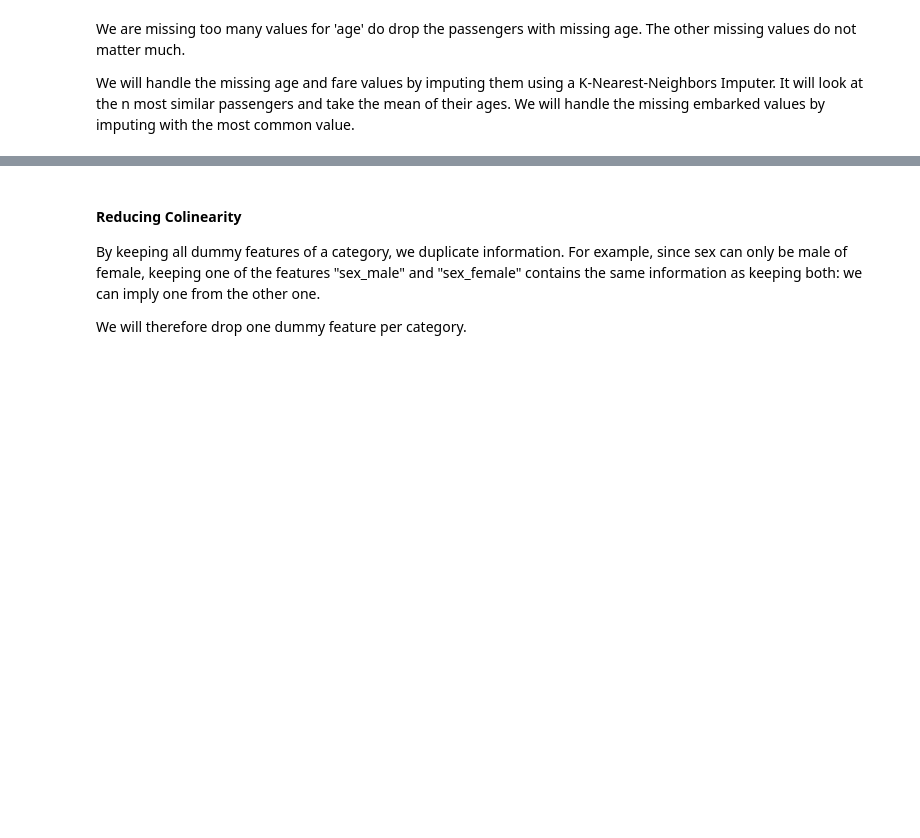
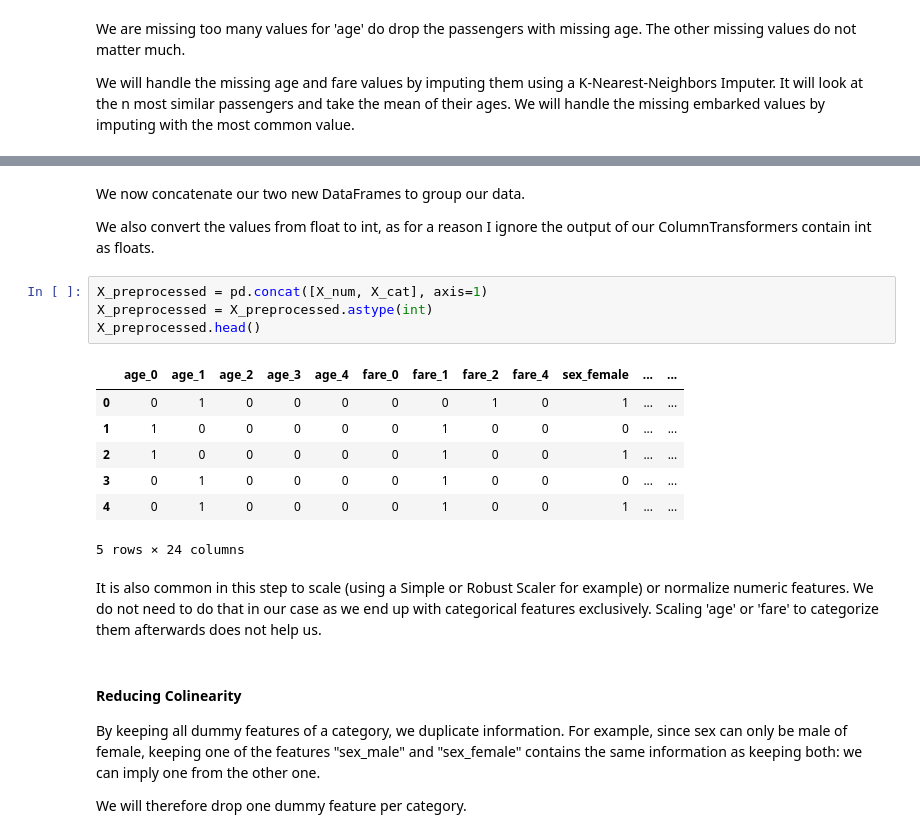
Before and after one commit to MaximeBastion/Titanic_Survival_Prediction, a Jupyter notebook: Titanic.ipynb, the cells around one changed output, grey strips where cells are left out. Saved outputs shown, nothing was run; the diff lists cells and outputs as text; blank space fills up the shorter version.

```diff
--- a/Titanic.ipynb
+++ b/Titanic.ipynb
@@ -761,3 +815,21 @@ X_preprocessed.head()
+# %% [markdown]
+We now concatenate our two new DataFrames to group our data.
+
+We also convert the values from float to int, as for a reason I ignore the output of our ColumnTransformers contain int as floats.
+# %%
+X_preprocessed = pd.concat([X_num, X_cat], axis=1)
+X_preprocessed = X_preprocessed.astype(int)
+X_preprocessed.head()
+# %% [output]
+|  | age_0 | age_1 | age_2 | age_3 | age_4 | fare_0 | fare_1 | fare_2 | fare_4 | sex_female | ... | ... |
+| 0 | 0 | 1 | 0 | 0 | 0 | 0 | 0 | 1 | 0 | 1 | ... | ... |
+| 1 | 1 | 0 | 0 | 0 | 0 | 0 | 1 | 0 | 0 | 0 | ... | ... |
+| 2 | 1 | 0 | 0 | 0 | 0 | 0 | 1 | 0 | 0 | 1 | ... | ... |
+| 3 | 0 | 1 | 0 | 0 | 0 | 0 | 1 | 0 | 0 | 0 | ... | ... |
+| 4 | 0 | 1 | 0 | 0 | 0 | 0 | 1 | 0 | 0 | 1 | ... | ... |
+5 rows × 24 columns
+# %% [markdown]
+It is also common in this step to scale (using a Simple or Robust Scaler for example) or normalize numeric features. We do not need to do that in our case as we end up with categorical features exclusively. Scaling 'age' or 'fare' to categorize them afterwards does not help us.
 # %% [markdown]
 #### Reducing Colinearity
 By keeping all dummy features of a category, we duplicate information.
```
Also changed, not shown: parts of 67 cells of this notebook.
